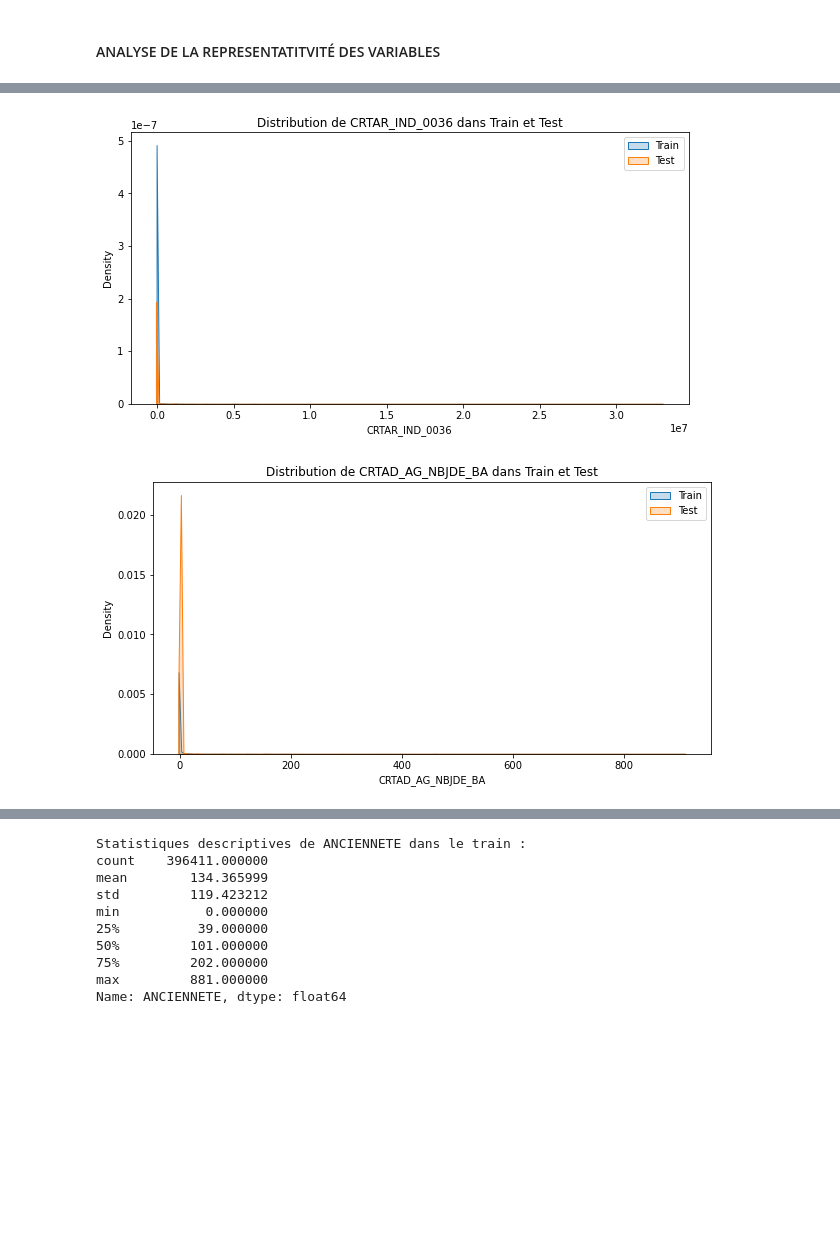
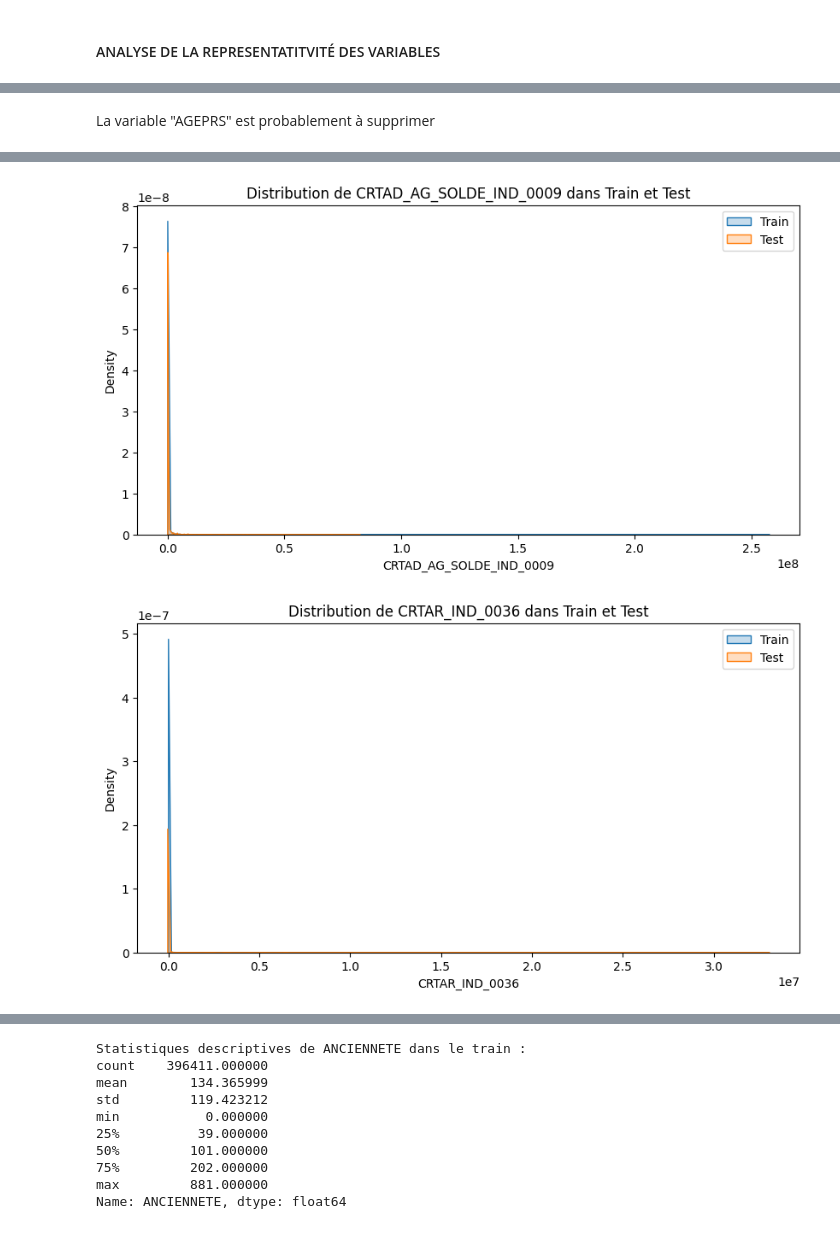
Before and after one commit to cheryl-kdio/Scoring-pj, a Jupyter notebook: desc.ipynb, the cells around one changed output, grey strips where cells are left out. Saved outputs shown, nothing was run; the diff lists cells and outputs as text; code cells hidden in the pictures; blank space fills up the shorter version.

Commit message:
Fin des analyses préliminaires et début d'analyse du train

```diff
--- a/desc.ipynb
+++ b/desc.ipynb
@@ -41,0 +127,6 @@ df.drop(columns=var_redondantes,inplace=True)
+# %%
+print("Database avant les modifications")
+df.info()
+# Changer le type des variables catégorielles
+categorical_vars_to_convert = [col for col in selected_categorical_vars if col not in ["datdelhis","DDefaut_NDB"]]
+df[categorical_vars_to_convert] = df[categorical_vars_to_convert].astype('category')
@@ -154,0 +241,7 @@ Name: IND_PER_PM, dtype: float64
+# %%
+# Identification des variables catégorielles pouvant générer un biais de sélection dans le modèle
+importlib.reload(functions)
+var_surep, details = functions.find_uniq_mod_variables(df, selected_categorical_vars, 0.9)
+var_surep = [col for col in var_surep if col not in ["DDefaut_NDB"]]
+
+details
@@ -157,9 +260,10 @@ Name: IND_PER_PM, dtype: float64
 from sklearn.model_selection import train_test_split
 
 # Retrait des mauvaises variables de prédictions (variables ne prenant pratiquement qu'une seule modalité)
-X = df.drop(columns = [cible,'id_client','CODSEXPRS','IND_PER_PM','CODPAY_RESIDENCE'])
-y = df[cible]
-X['stratify_col'] = df[cible].astype(str) + '_' + df['datdelhis'].astype(str) + '_' +  df['CODNAF2'].astype(str)
+df_copy = df.copy()
+X = df_copy.drop(columns = [cible, "id_client"] + var_surep)
+y = df_copy[cible]
+X['stratify_col'] = df_copy[cible].astype(str) + '_' + df_copy['datdelhis'].astype(str) + '_' +  df_copy['CODNAF2'].astype(str)
 
 # Split train-test stratifié en utilisant la colonne combinée
 X_train, X_test, y_train, y_test = train_test_split(
@@ -252,16 +362,19 @@ Name: CODNAF2, dtype: float64
 ### Nous avons donc choisi quelques variables que nous estimions pertinentes pour ce faire
 
 # Liste des variables continues à analyser
-variables_continues = ['ANCIENNETE', 'CRTAD_AG_MVTAFF_IND_0010', 'CRTAD_AG_SOLDE_IND_0009',
+var_a_analyser = ['AGEPRS','ANCIENNETE', 'CRTAD_AG_MVTAFF_IND_0010', 'CRTAD_AG_SOLDE_IND_0009',
                        'CRTAR_IND_0036', 'CRTAD_AG_NBJDE_BA', 'CRTAD_IND_0062']
+# %% [markdown]
+La variable "AGEPRS" est probablement à supprimer
 # %%
 #### Analyses visuelles des distributions (KDE)
 import matplotlib.pyplot as plt
 import seaborn as sns
 import scipy.stats as stats
 
+
 # Comparer les distributions des variables continues dans train et test
-for col in variables_continues:
+for col in var_a_analyser:
     plt.figure(figsize=(10, 5))
     sns.kdeplot(X_train[col], label='Train', shade=True)
     sns.kdeplot(X_test[col], label='Test', shade=True)
@@ -275,2 +388,2 @@ for col in variables_continues:
-[figure, old version]
+[figure, new version]
-[figure, old version]
+[figure, new version]
```
Also changed, not shown: parts of 27 cells of this notebook, 1 other file.
